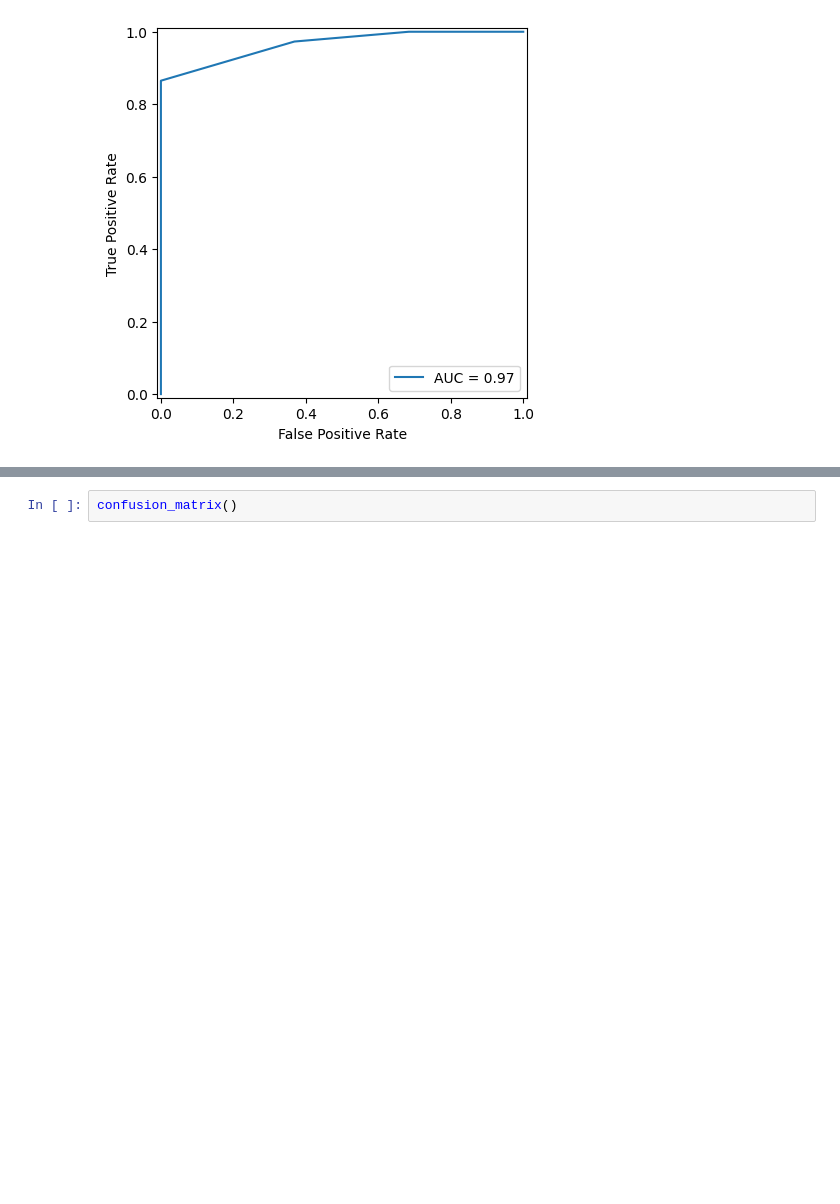
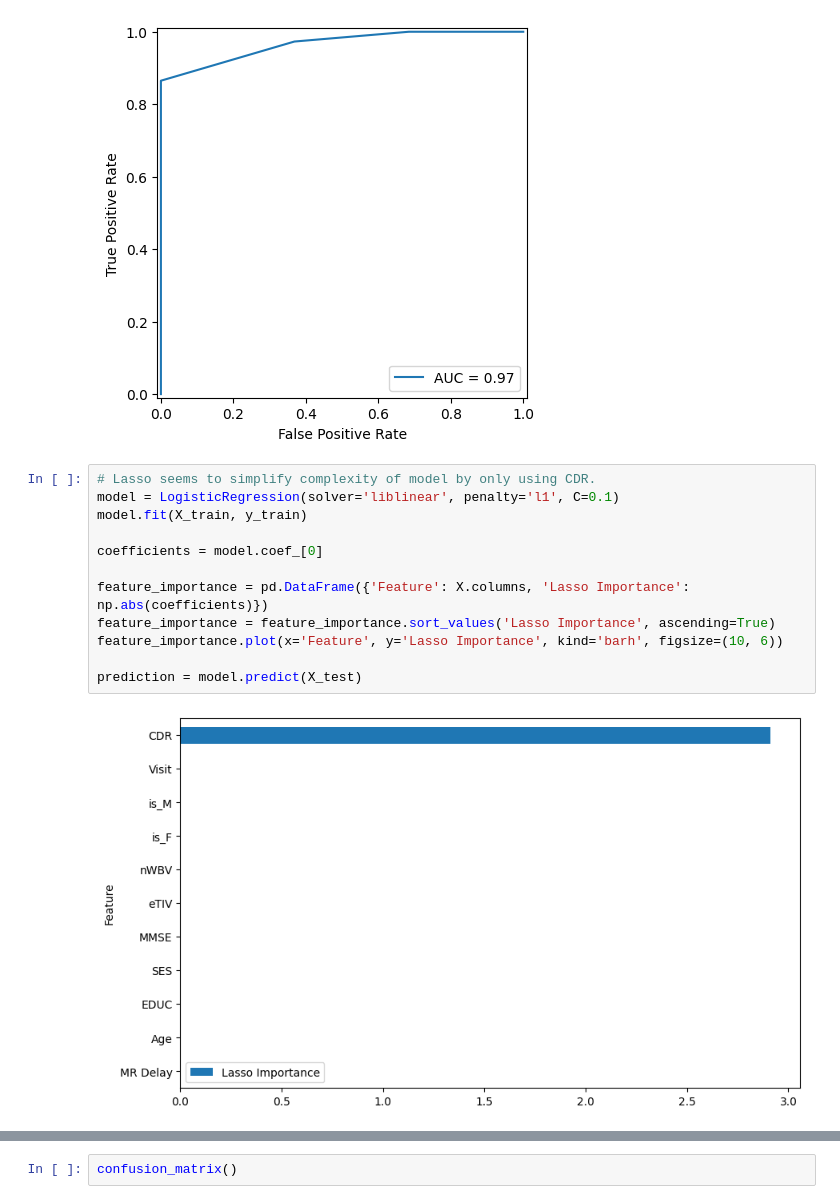
Before and after one commit to BenjaminRayner/MSCI446-Project, a Jupyter notebook: main.ipynb, the cells around one changed output, grey strips where cells are left out. Drawn from its saved outputs; the diff is of its cells as text; blank space fills up the shorter version.

```diff
--- a/main.ipynb
+++ b/main.ipynb
@@ -187,3 +187,17 @@ weighted avg       0.94      0.93      0.93        75
 roc_auc()
 # %% [output]
 [figure]
+# %%
+# Lasso seems to simplify complexity of model by only using CDR.
+model = LogisticRegression(solver='liblinear', penalty='l1', C=0.1)
+model.fit(X_train, y_train)
+
+coefficients = model.coef_[0]
+
+feature_importance = pd.DataFrame({'Feature': X.columns, 'Lasso Importance': np.abs(coefficients)})
+feature_importance = feature_importance.sort_values('Lasso Importance', ascending=True)
+feature_importance.plot(x='Feature', y='Lasso Importance', kind='barh', figsize=(10, 6))
+
+prediction = model.predict(X_test)
+# %% [output]
+[figure, added]
```
Also changed, not shown: parts of 12 cells of this notebook.
